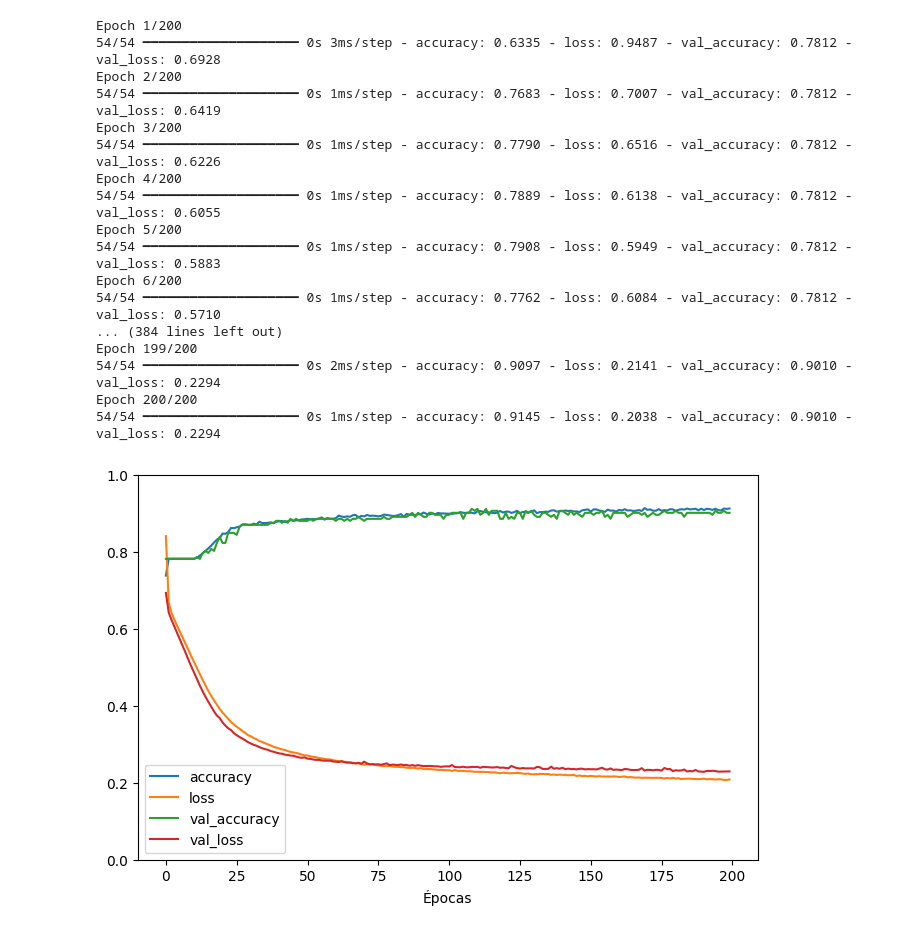
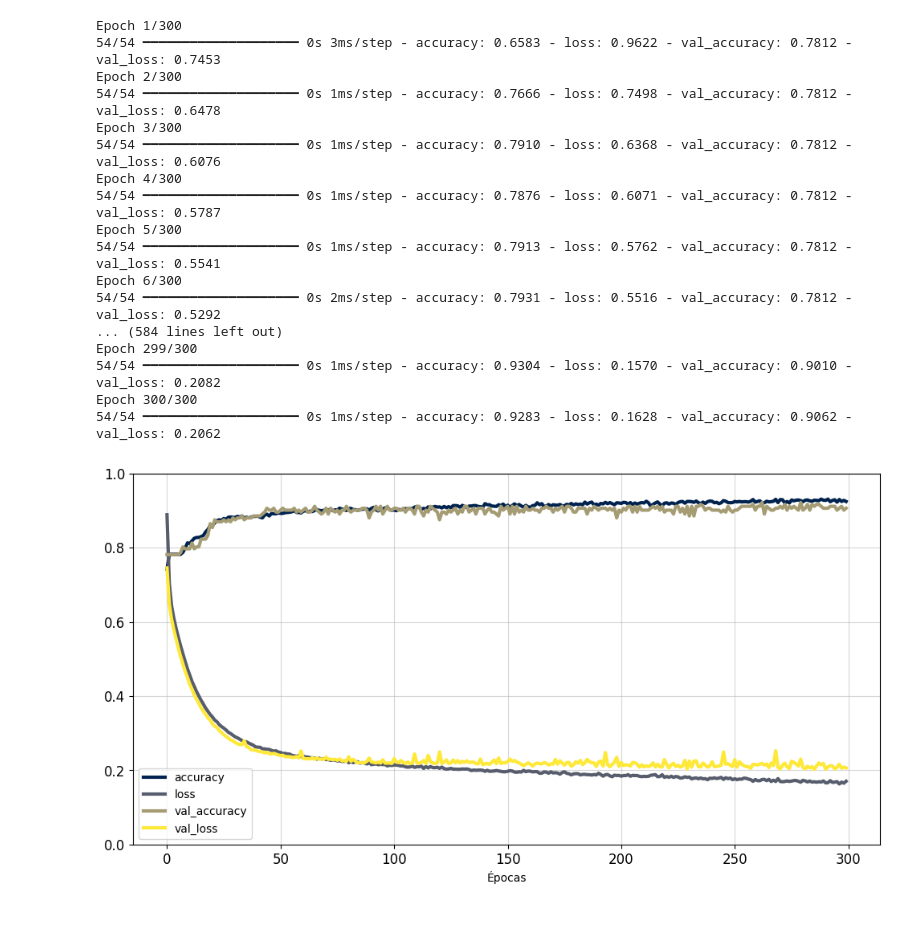
Before and after one commit to RodrigoZonzin/machine_learning_ufsj, a Jupyter notebook: tp1/models/RedeNeural.ipynb, the cells around one changed output. Drawn from its saved outputs; the diff is of its cells as text; code cells hidden in the pictures.

```diff
--- a/tp1/models/RedeNeural.ipynb
+++ b/tp1/models/RedeNeural.ipynb
@@ -27,8 +39,9 @@ Ytest_dummy = pd.get_dummies(Ytest, dtype=np.float32)
 # %%
 model = keras.models.Sequential([
     keras.layers.Flatten(input_shape=[21]),
-    keras.layers.Dense(200, activation="relu"),
     keras.layers.Dense(100, activation="relu"),
+    keras.layers.Dense(50, activation="relu"),
+    keras.layers.Dense(10, activation="relu"),
     keras.layers.Dense(3, activation="softmax")
 ])
 # %%
@@ -55,33 +70,36 @@ model.compile(loss="categorical_crossentropy",
               optimizer="sgd",
               metrics=["accuracy"])
 # %%
-history = model.fit(Xtrain_norm, Ytrain_dummy, epochs=200, validation_split=0.1)
+history = model.fit(Xtrain_norm, Ytrain_dummy, epochs=300, validation_split=0.1)
 # %% [output]
-Epoch 1/200
-54/54 ━━━━━━━━━━━━━━━━━━━━ 0s 3ms/step - accuracy: 0.6335 - loss: 0.9487 - val_accuracy: 0.7812 - val_loss: 0.6928
-Epoch 2/200
-54/54 ━━━━━━━━━━━━━━━━━━━━ 0s 1ms/step - accuracy: 0.7683 - loss: 0.7007 - val_accuracy: 0.7812 - val_loss: 0.6419
-Epoch 3/200
-54/54 ━━━━━━━━━━━━━━━━━━━━ 0s 1ms/step - accuracy: 0.7790 - loss: 0.6516 - val_accuracy: 0.7812 - val_loss: 0.6226
-Epoch 4/200
-54/54 ━━━━━━━━━━━━━━━━━━━━ 0s 1ms/step - accuracy: 0.7889 - loss: 0.6138 - val_accuracy: 0.7812 - val_loss: 0.6055
-Epoch 5/200
-54/54 ━━━━━━━━━━━━━━━━━━━━ 0s 1ms/step - accuracy: 0.7908 - loss: 0.5949 - val_accuracy: 0.7812 - val_loss: 0.5883
-Epoch 6/200
-54/54 ━━━━━━━━━━━━━━━━━━━━ 0s 1ms/step - accuracy: 0.7762 - loss: 0.6084 - val_accuracy: 0.7812 - val_loss: 0.5710
-... (384 lines left out)
-Epoch 199/200
-54/54 ━━━━━━━━━━━━━━━━━━━━ 0s 2ms/step - accuracy: 0.9097 - loss: 0.2141 - val_accuracy: 0.9010 - val_loss: 0.2294
-Epoch 200/200
-54/54 ━━━━━━━━━━━━━━━━━━━━ 0s 1ms/step - accuracy: 0.9145 - loss: 0.2038 - val_accuracy: 0.9010 - val_loss: 0.2294
+Epoch 1/300
+54/54 ━━━━━━━━━━━━━━━━━━━━ 0s 3ms/step - accuracy: 0.6583 - loss: 0.9622 - val_accuracy: 0.7812 - val_loss: 0.7453
+Epoch 2/300
+54/54 ━━━━━━━━━━━━━━━━━━━━ 0s 1ms/step - accuracy: 0.7666 - loss: 0.7498 - val_accuracy: 0.7812 - val_loss: 0.6478
+Epoch 3/300
+54/54 ━━━━━━━━━━━━━━━━━━━━ 0s 1ms/step - accuracy: 0.7910 - loss: 0.6368 - val_accuracy: 0.7812 - val_loss: 0.6076
+Epoch 4/300
+54/54 ━━━━━━━━━━━━━━━━━━━━ 0s 1ms/step - accuracy: 0.7876 - loss: 0.6071 - val_accuracy: 0.7812 - val_loss: 0.5787
+Epoch 5/300
+54/54 ━━━━━━━━━━━━━━━━━━━━ 0s 1ms/step - accuracy: 0.7913 - loss: 0.5762 - val_accuracy: 0.7812 - val_loss: 0.5541
+Epoch 6/300
+54/54 ━━━━━━━━━━━━━━━━━━━━ 0s 2ms/step - accuracy: 0.7931 - loss: 0.5516 - val_accuracy: 0.7812 - val_loss: 0.5292
+... (584 lines left out)
+Epoch 299/300
+54/54 ━━━━━━━━━━━━━━━━━━━━ 0s 1ms/step - accuracy: 0.9304 - loss: 0.1570 - val_accuracy: 0.9010 - val_loss: 0.2082
+Epoch 300/300
+54/54 ━━━━━━━━━━━━━━━━━━━━ 0s 1ms/step - accuracy: 0.9283 - loss: 0.1628 - val_accuracy: 0.9062 - val_loss: 0.2062
 # %%
-pd.DataFrame(history.history).plot(figsize=(8,5))
+pd.DataFrame(history.history).plot(figsize=(12,6), colormap='cividis', linewidth = 3)
+plt.grid(True, alpha = 0.5)
 plt.gca().set_ylim(0, 1)
 plt.xlabel("Épocas")
+plt.xticks(fontsize=12)
+plt.yticks(fontsize=12)
 plt.savefig('../results/treinoRedeNeuralComScaler.png')
 plt.show()
 # %% [output]
-[figure, old version]
+[figure, new version]
 # %%
 model.evaluate(Xtest_norm, Ytest_dummy)
 # %% [output]
```
Also changed, not shown: parts of 10 cells of this notebook, 17 other files.
